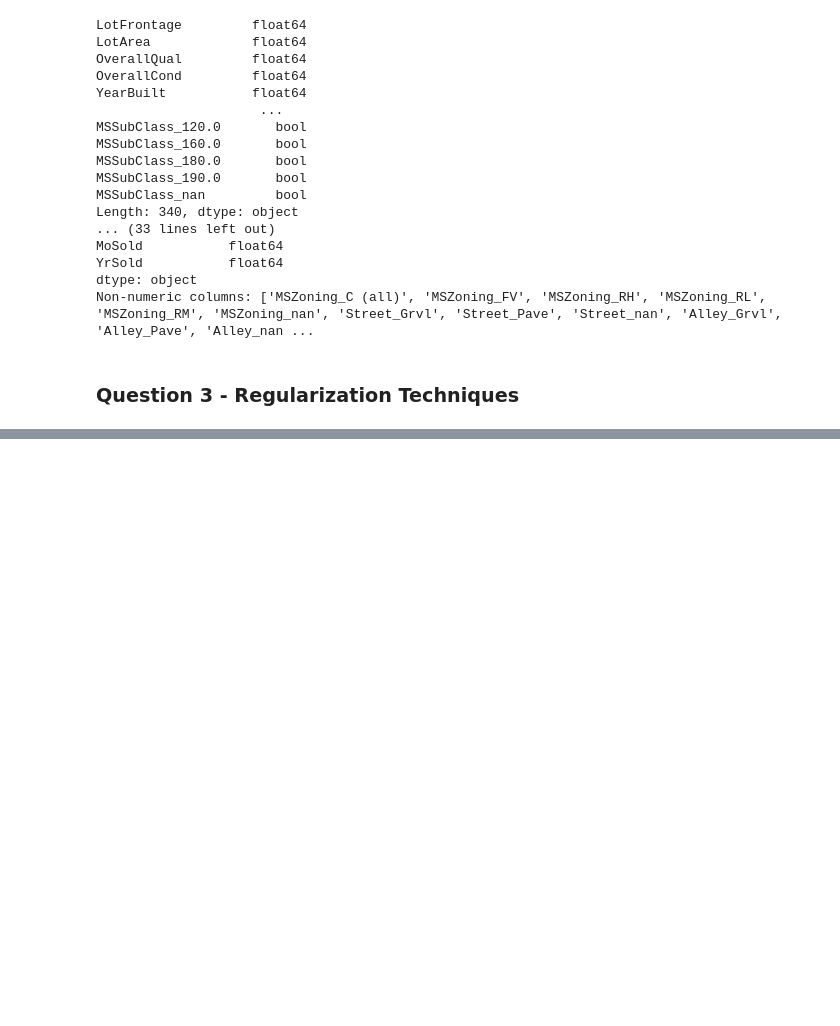
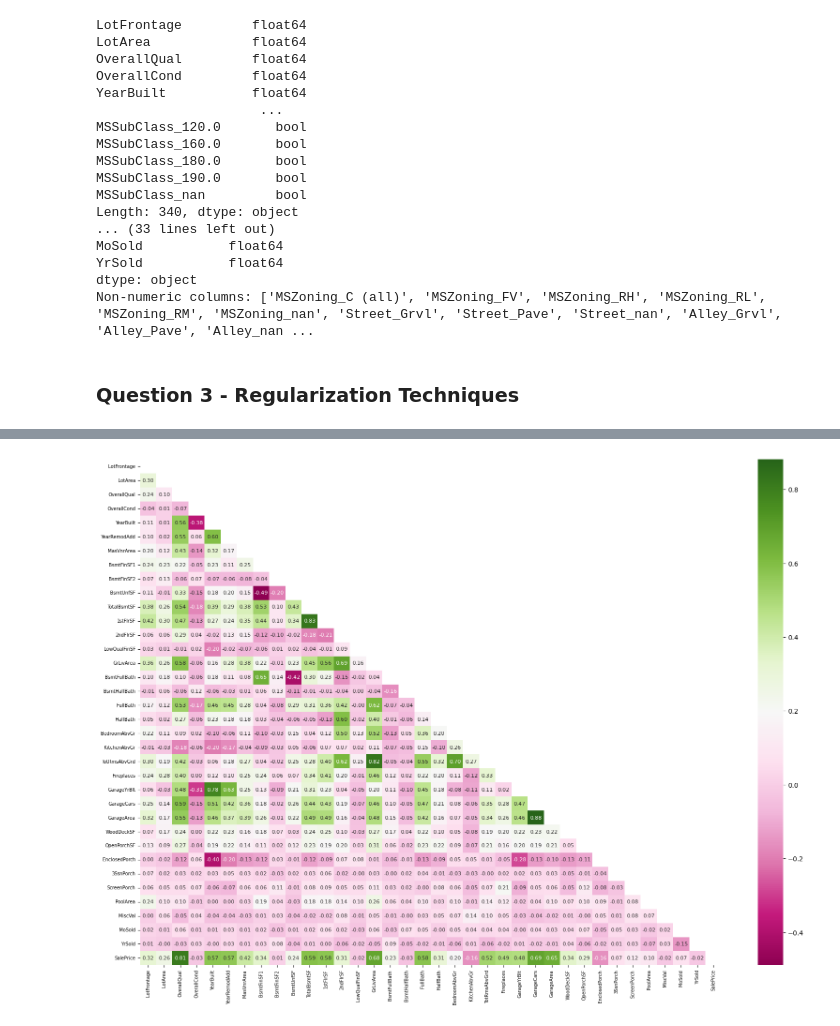
Before and after one commit to njohnson433/Machine-Learning-in-Finance-Insurance-HS25, a Jupyter notebook: project_1/pr1.ipynb, the cells around one changed output, grey strips where cells are left out. Drawn from its saved outputs; the diff is of its cells as text; code cells hidden in the pictures; blank space fills up the shorter version.

```diff
--- a/project_1/pr1.ipynb
+++ b/project_1/pr1.ipynb
@@ -822,0 +881,16 @@ Truncated Pseudoinverse                    240
+# %%
+
+train_data_set_transformed = pd.concat([X_train, y_train_trans], axis=1)
+corr_mat = (train_data_set_transformed.select_dtypes(['int64', 'float64']).corr())
+corr_mat[['SalePrice']].sort_values('SalePrice', ascending= False).style.format(precision = 3).background_gradient(cmap="Greys")
+
+mask = np.triu(np.ones_like(corr_mat.corr()))
+fig, ax = plt.subplots(figsize = (20, 14))
+sns.heatmap(corr_mat, mask = mask,
+            annot = True, annot_kws = {'size':8}, fmt=".2f",
+           cmap="PiYG")
+plt.xticks(fontsize = 7)
+plt.yticks(fontsize = 7)
+plt.show()
+# %% [output]
+[figure, added]
```
Also changed, not shown: parts of 17 cells of this notebook.
